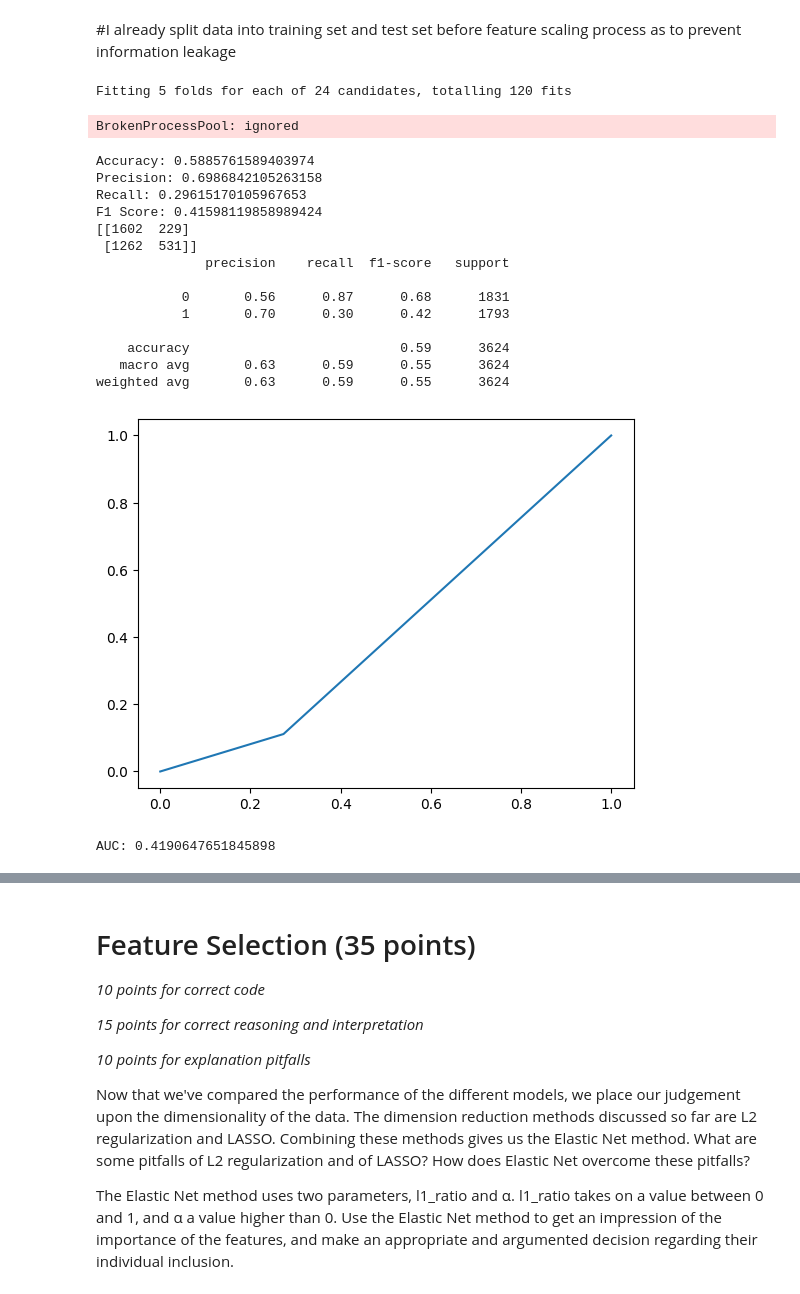
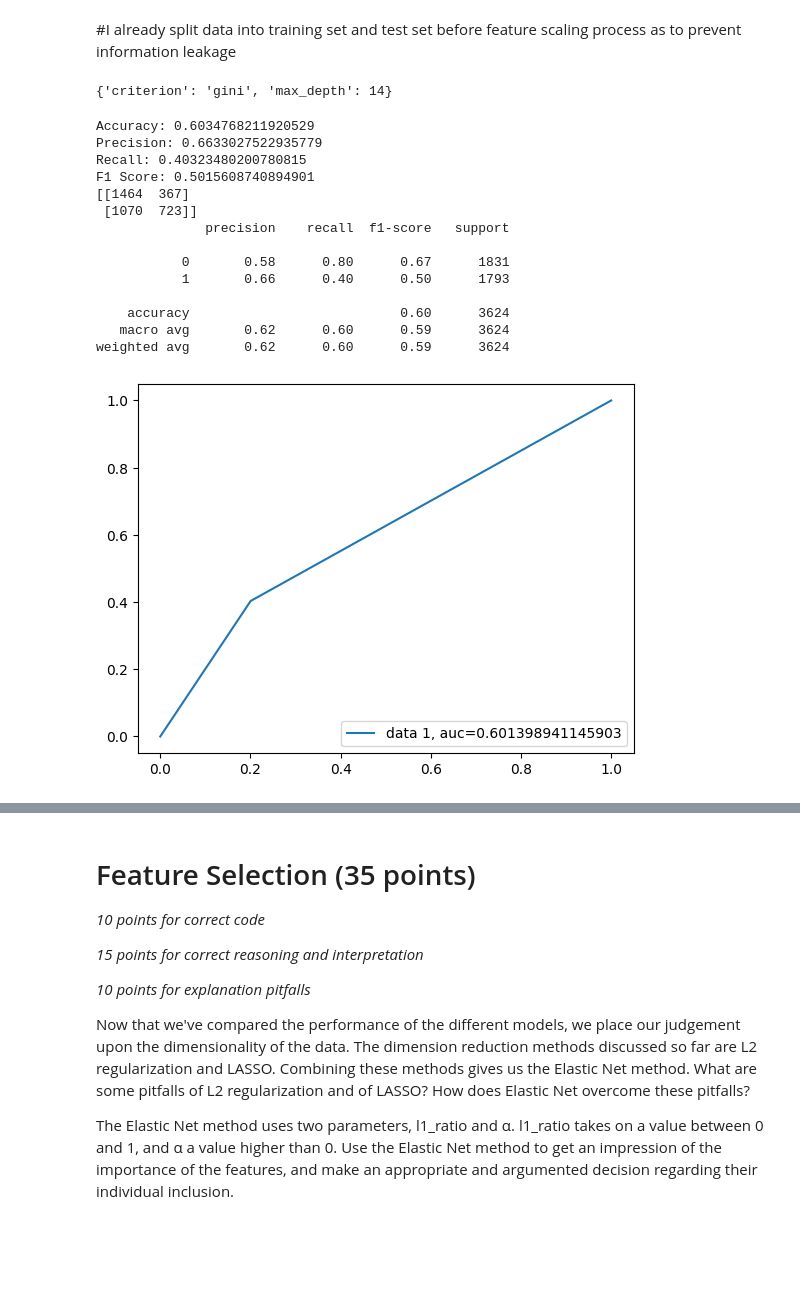
Before and after one commit to Imani-C/Machine_learning_Assignment1, a Jupyter notebook: ML4F_2023_Assignment_1.ipynb, the cells around one changed output, grey strips where cells are left out. Cells and saved outputs as stored; diff of their text form; code cells hidden in the pictures; blank space fills up the shorter version.

```diff
--- a/ML4F_2023_Assignment_1.ipynb
+++ b/ML4F_2023_Assignment_1.ipynb
@@ -891,18 +891,17 @@ When looking at the resulting measures and matrices, what stands out? What possi
 #Cross Vadilation for Decision Tree
 from sklearn.model_selection import GridSearchCV
 
-params = {'n_estimators': [500, 700, 1000], 'max_depth': [None, 1, 2, 3], 'min_samples_split': [2, 3]}
+param_grid = { 'criterion':['gini','entropy'],'max_depth': np.arange(3, 15)}
 model = DecisionTreeClassifier()
-grid = GridSearchCV(model, params, cv=5, n_jobs=-1, verbose=1, error_score='raise')
-grid.fit(X_train, y_train)
-print(grid.best_params_)
+dtree_gscv = GridSearchCV(model, param_grid, cv=5)
+dtree_gscv.fit(X_train, y_train)
+print(dtree_gscv.best_params_)
 # %% [output]
-Fitting 5 folds for each of 24 candidates, totalling 120 fits
+{'criterion': 'gini', 'max_depth': 14}
-BrokenProcessPool: ignored
 # %%
 #Decision Tree
 #Decision Tree classifer object
-clf_dtc = DecisionTreeClassifier()
+clf_dtc = DecisionTreeClassifier(criterion='gini', max_depth = 14)
 
 # Train Decision Tree Classifer
 clf_dtc = clf_dtc.fit(X_train,y_train)
@@ -918,33 +917,28 @@ print("F1 Score:",f1_score(y_test, y_pred_dtc))
 print(confusion_matrix(y_test, y_pred_dtc))
 print(classification_report(y_test, y_pred_dtc))
 # %% [output]
-Accuracy: 0.5885761589403974
-Precision: 0.6986842105263158
-Recall: 0.29615170105967653
-F1 Score: 0.41598119858989424
-[[1602  229]
- [1262  531]]
+Accuracy: 0.6034768211920529
+Precision: 0.6633027522935779
+Recall: 0.40323480200780815
+F1 Score: 0.5015608740894901
+[[1464  367]
+ [1070  723]]
               precision    recall  f1-score   support
 
-           0       0.56      0.87      0.68      1831
-           1       0.70      0.30      0.42      1793
+           0       0.58      0.80      0.67      1831
+           1       0.66      0.40      0.50      1793
 
-    accuracy                           0.59      3624
-   macro avg       0.63      0.59      0.55      3624
-weighted avg       0.63      0.59      0.55      3624
+    accuracy                           0.60      3624
+   macro avg       0.62      0.60      0.59      3624
+weighted avg       0.62      0.60      0.59      3624
-# %%
-fpr, tpr, thresholds = metrics.roc_curve(y_test, y_pred_dtc, pos_label=0)
-
-# Print ROC curve
-plt.plot(fpr,tpr)
-plt.show()
-
-# Print AUC
-auc = np.trapz(tpr,fpr)
-print('AUC:', auc)
-# %% [output]
-[figure, removed]
-AUC: 0.4190647651845898
+# %%
+fpr, tpr, _ = metrics.roc_curve(y_test,  y_pred_dtc)
+auc = metrics.roc_auc_score(y_test, y_pred_dtc)
+plt.plot(fpr,tpr,label="data 1, auc="+str(auc))
+plt.legend(loc=4)
+plt.show()
+# %% [output]
+[figure, added]
 # %%
 #Visualization of the Decision Tree
 tree.plot_tree(clf_dtc)
```
Also changed, not shown: parts of 5 cells of this notebook.
